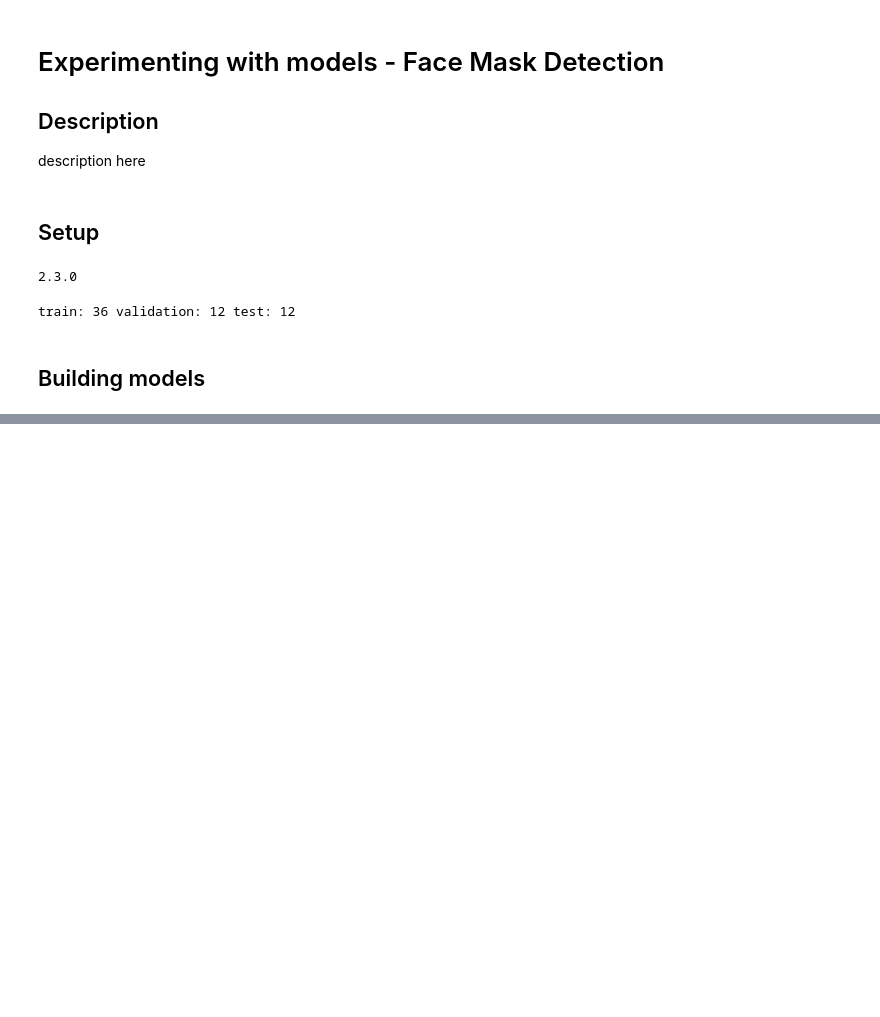
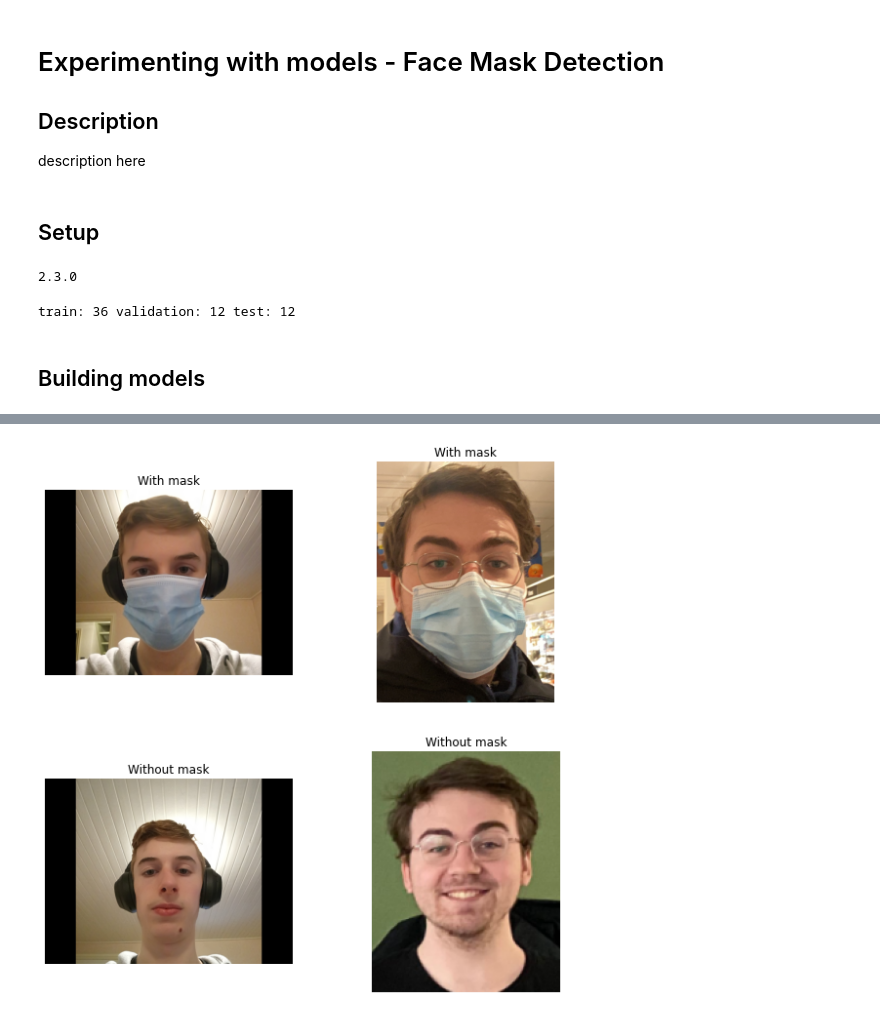
Before and after one commit to metalglove/mask-detection, a Jupyter notebook: models/experiments/Model Experiments - Face Mask Detection.ipynb, the cells around one changed output, grey strips where cells are left out. Saved outputs shown, nothing was run; the diff lists cells and outputs as text; code cells hidden in the pictures; blank space fills up the shorter version.

```diff
--- a/models/experiments/Model Experiments - Face Mask Detection.ipynb
+++ b/models/experiments/Model Experiments - Face Mask Detection.ipynb
@@ -129,0 +129,26 @@ visualise_results(history)
+# %%
+path = pathlib.Path(root_path + '/data/self_images')
+array = [{ "image_path": "/data/self_images/flyn_with_mask.jpg", "Mask": True, "Rotate": True},
+        { "image_path": "/data/self_images/mario_with_mask.jpg", "Mask": True, "Rotate": False},
+        { "image_path": "/data/self_images/flyn_without_mask.jpg", "Mask": False, "Rotate": True},
+        { "image_path": "/data/self_images/mario_without_mask.jpg", "Mask": False, "Rotate": False}]
+
+plt.figure(figsize=(10, 10))
+i = 0
+img_list = list()
+for image_dict in array:
+    image = PIL.Image.open(root_path + image_dict['image_path'])
+    image = image.convert('RGB')
+    if image_dict['Rotate']:
+         image = image.rotate(90)
+    img_list.append(image)
+    masked = "Without mask"
+    if image_dict['Mask']:
+        masked = "With mask"
+    ax = plt.subplot(2, 2, i + 1)
+    plt.imshow(image)
+    plt.title(masked)
+    plt.axis("off")
+    i+=1
+# %% [output]
+[figure, added]
```
Also changed, not shown: parts of 5 cells of this notebook.
